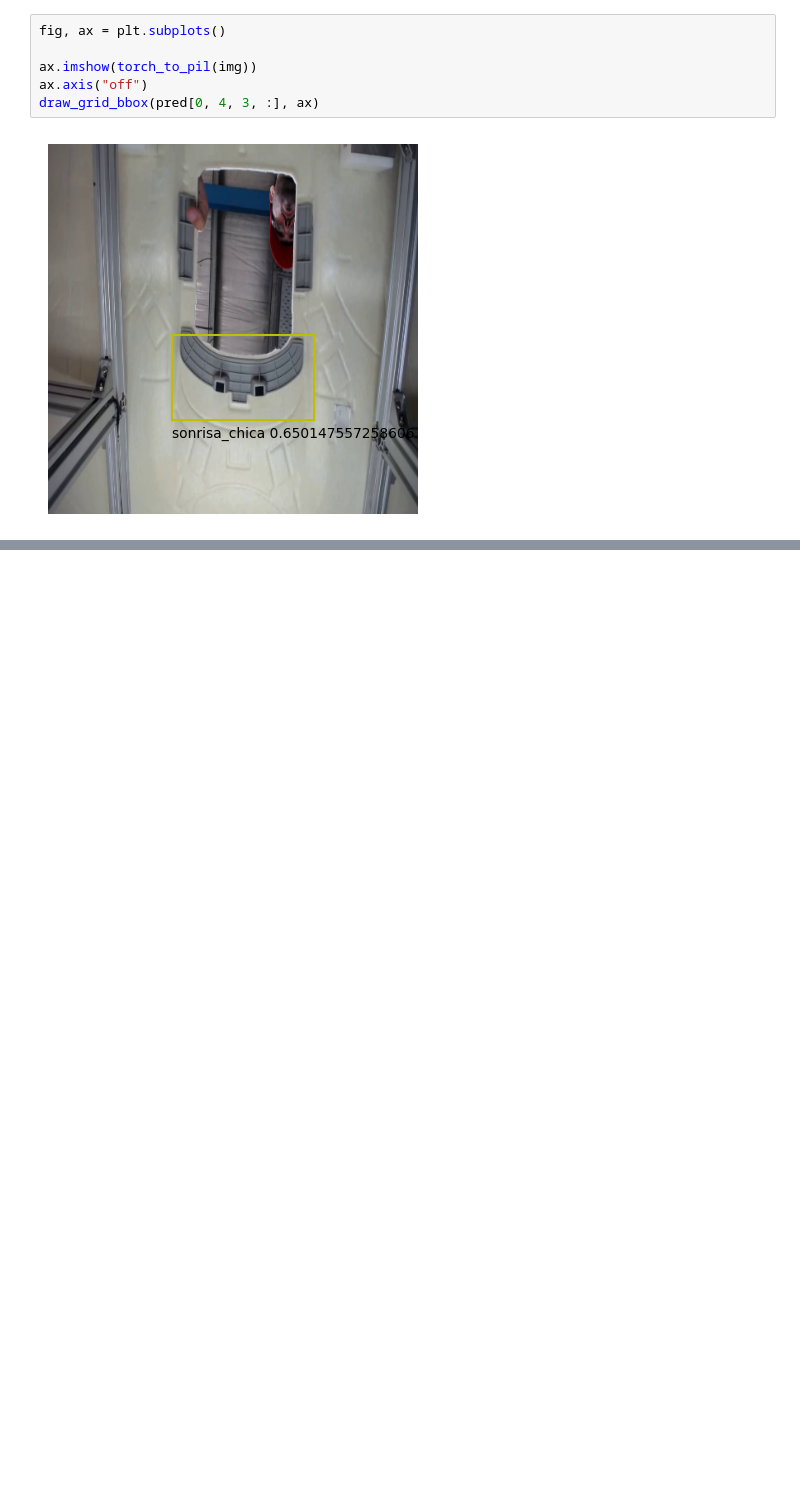
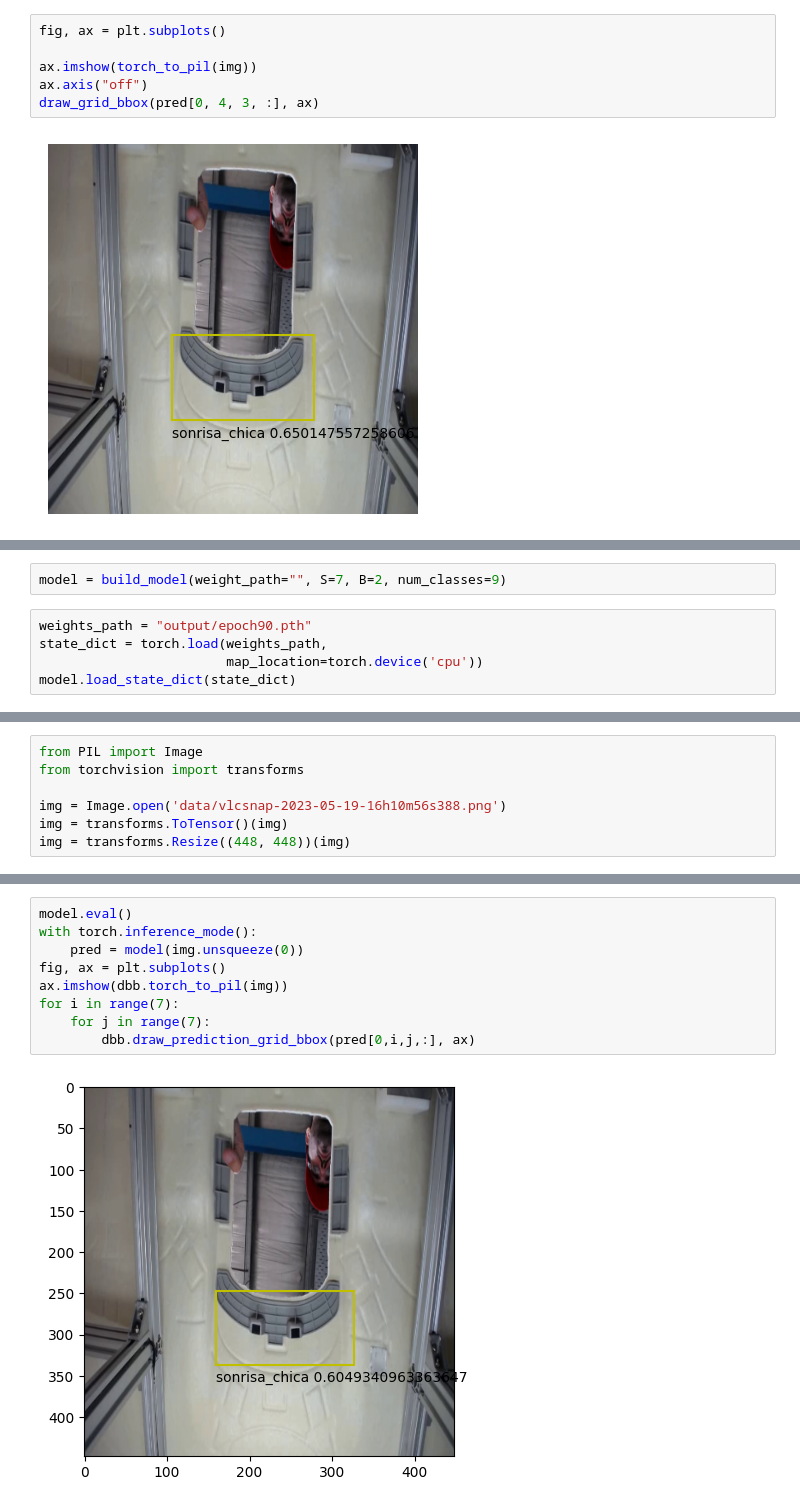
Before and after one commit to maianumerosky/EryxYOLO, a Jupyter notebook: eryxYolo_v0.ipynb, the cells around one changed output, grey strips where cells are left out. Drawn from its saved outputs; the diff is of its cells as text; blank space fills up the shorter version.

```diff
--- a/eryxYolo_v0.ipynb
+++ b/eryxYolo_v0.ipynb
@@ -239,0 +254,7 @@ draw_grid_bbox(pred[0, 4, 3, :], ax)
+# %%
+model = build_model(weight_path="", S=7, B=2, num_classes=9)
+# %%
+weights_path = "output/epoch90.pth"
+state_dict = torch.load(weights_path,
+                        map_location=torch.device('cpu'))
+model.load_state_dict(state_dict)
@@ -239,0 +263,7 @@ draw_grid_bbox(pred[0, 4, 3, :], ax)
+# %%
+from PIL import Image
+from torchvision import transforms
+
+img = Image.open('data/vlcsnap-2023-05-19-16h10m56s388.png')
+img = transforms.ToTensor()(img)
+img = transforms.Resize((448, 448))(img)
@@ -239,0 +276,11 @@ draw_grid_bbox(pred[0, 4, 3, :], ax)
+# %%
+model.eval()
+with torch.inference_mode():
+    pred = model(img.unsqueeze(0))
+fig, ax = plt.subplots()
+ax.imshow(dbb.torch_to_pil(img))
+for i in range(7):
+    for j in range(7):
+        dbb.draw_prediction_grid_bbox(pred[0,i,j,:], ax)
+# %% [output]
+[figure, added]
```
Also changed, not shown: parts of 9 cells of this notebook.
